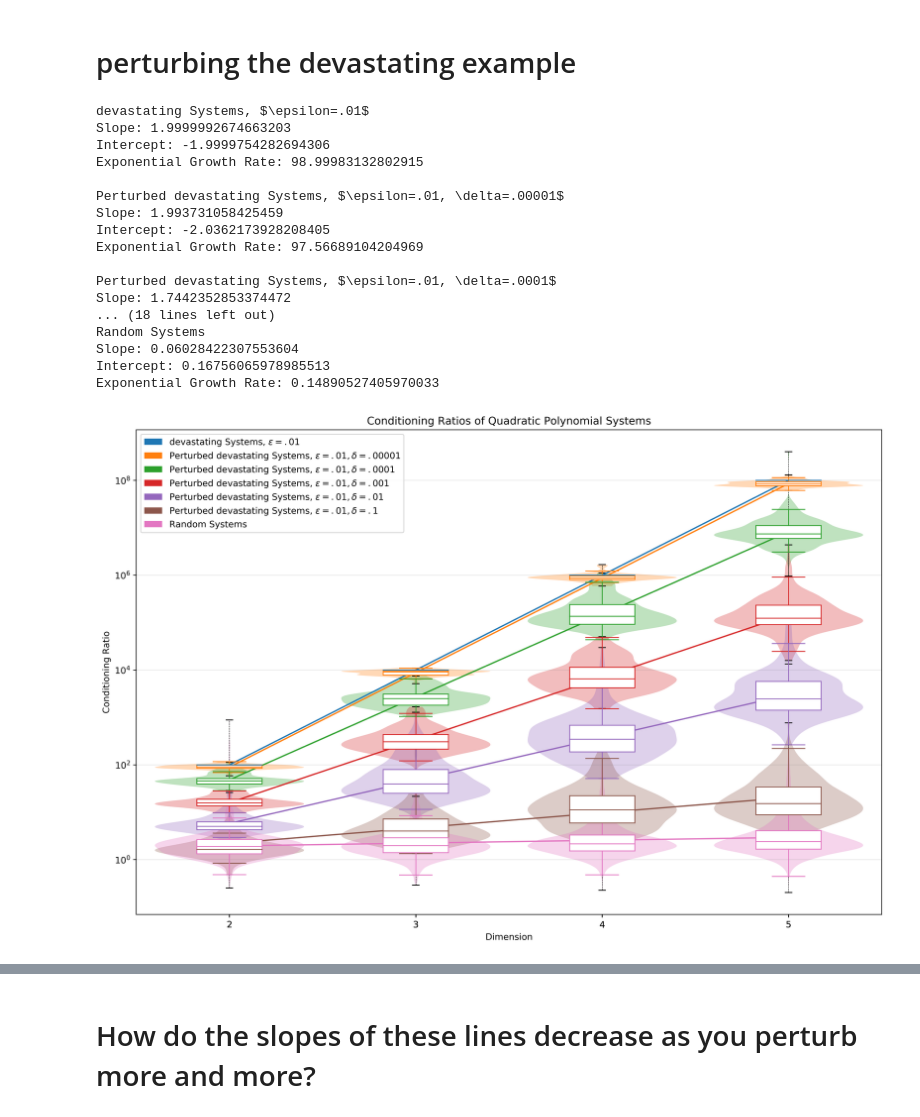
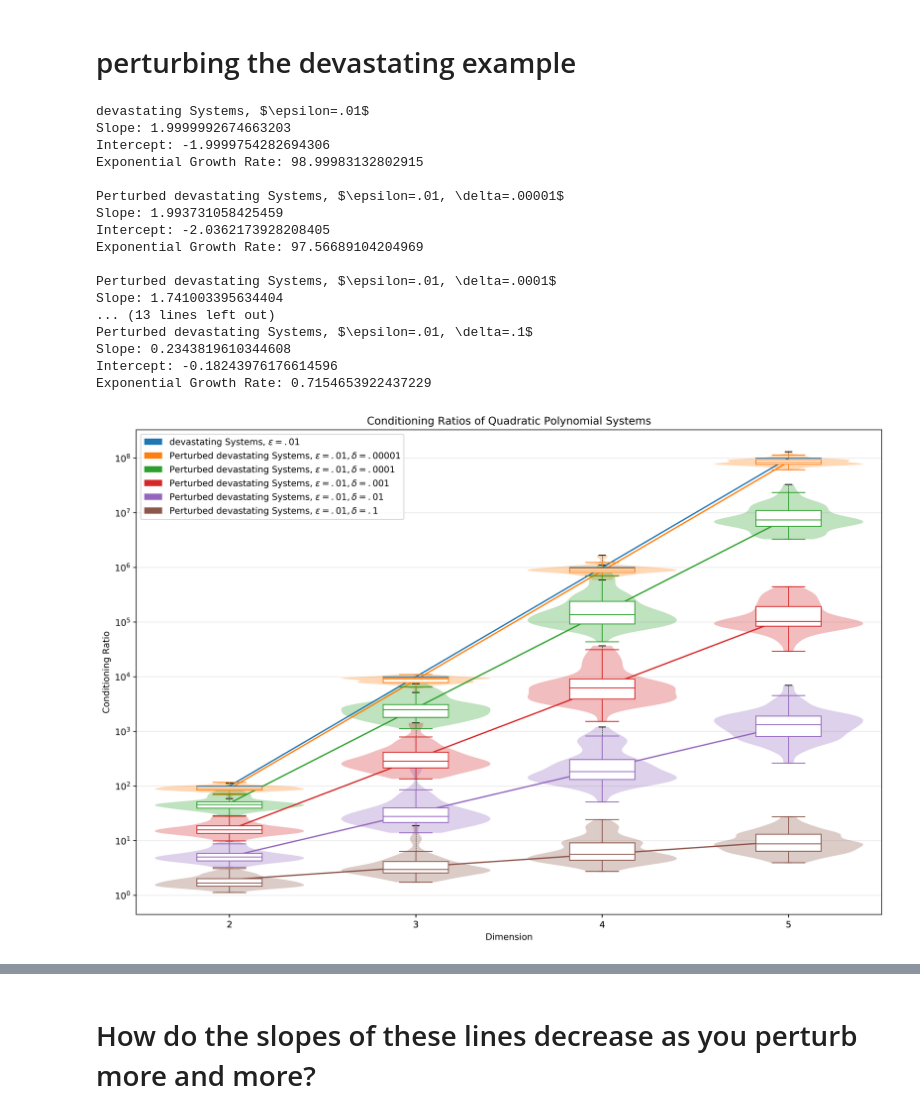
Before and after one commit to tylerjarvis/eigen_rootfinding, a Jupyter notebook: ConditioningRatios.ipynb, the cells around one changed output, grey strips where cells are left out. Saved outputs shown, nothing was run; the diff lists cells and outputs as text; code cells hidden in the pictures.

```diff
--- a/ConditioningRatios.ipynb
+++ b/ConditioningRatios.ipynb
@@ -99,43 +142,42 @@ dev_2_delta_1 = devestating_conditioning_ratios([2,3,4,5],.01,'power',newton=Fal
 # %%
-dev_2_delta_2 = devestating_conditioning_ratios([2,3,4,5],.01,'power',newton=False,save=False,delta=.01)
+dev_2_delta_2 = devastating_conditioning_ratios([2,3,4,5],.01,'power',newton=False,save=False,delta=.01)
 # %%
-dev_2_delta_3 = devestating_conditioning_ratios([2,3,4,5],.01,'power',newton=False,save=False,delta=.001)
+dev_2_delta_3 = devastating_conditioning_ratios([2,3,4,5],.01,'power',newton=False,save=False,delta=.001)
 # %%
-dev_2_delta_4 = devestating_conditioning_ratios([2,3,4,5],.01,'power',newton=False,save=False,delta=.0001)
+dev_2_delta_4 = devastating_conditioning_ratios([2,3,4,5],.01,'power',newton=False,save=False,delta=.0001)
 # %%
-dev_2_delta_5 = devestating_conditioning_ratios([2,3,4,5],.01,'power',newton=False,save=False,delta=.00001)
+dev_2_delta_5 = devastating_conditioning_ratios([2,3,4,5],.01,'power',newton=False,save=False,delta=.00001)
 # %%
 plot([dev_2,
       dev_2_delta_5,
       dev_2_delta_4,
       dev_2_delta_3,
       dev_2_delta_2,
-      dev_2_delta_1,
-      {d:rand_polished[d] for d in range(2,6)}],
+      dev_2_delta_1],
      [r'devastating Systems, $\epsilon=.01$',
       r'Perturbed devastating Systems, $\epsilon=.01, \delta=.00001$',
       r'Perturbed devastating Systems, $\epsilon=.01, \delta=.0001$',
       r'Perturbed devastating Systems, $\epsilon=.01, \delta=.001$',
       r'Perturbed devastating Systems, $\epsilon=.01, \delta=.01$',
       r'Perturbed devastating Systems, $\epsilon=.01, \delta=.1$',
       r'Random Systems'],
      figsize=(15,10), filename='perturbed')
 # %% [output]
 devastating Systems, $\epsilon=.01$
 Slope: 1.9999992674663203
 Intercept: -1.9999754282694306
 Exponential Growth Rate: 98.99983132802915
 
 Perturbed devastating Systems, $\epsilon=.01, \delta=.00001$
 Slope: 1.993731058425459
 Intercept: -2.0362173928208405
 Exponential Growth Rate: 97.56689104204969
 
 Perturbed devastating Systems, $\epsilon=.01, \delta=.0001$
-Slope: 1.7442352853374472
-... (18 lines left out)
-Random Systems
-Slope: 0.06028422307553604
-Intercept: 0.16756065978985513
-Exponential Growth Rate: 0.14890527405970033
+Slope: 1.741003395634404
+... (13 lines left out)
+Perturbed devastating Systems, $\epsilon=.01, \delta=.1$
+Slope: 0.2343819610344608
+Intercept: -0.18243976176614596
+Exponential Growth Rate: 0.7154653922437229
-[figure, old version]
+[figure, new version]
```
Also changed, not shown: parts of 15 cells of this notebook.
